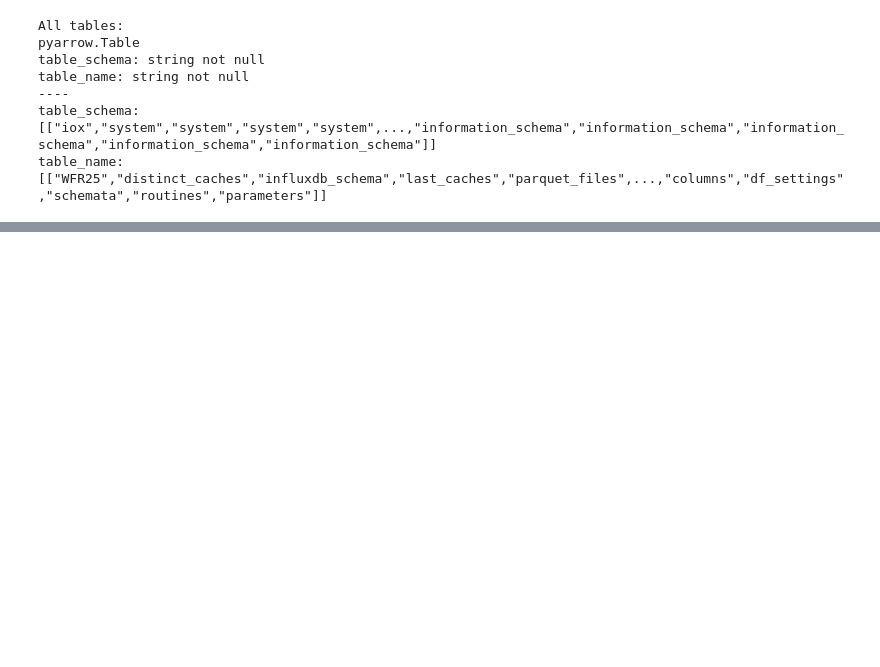
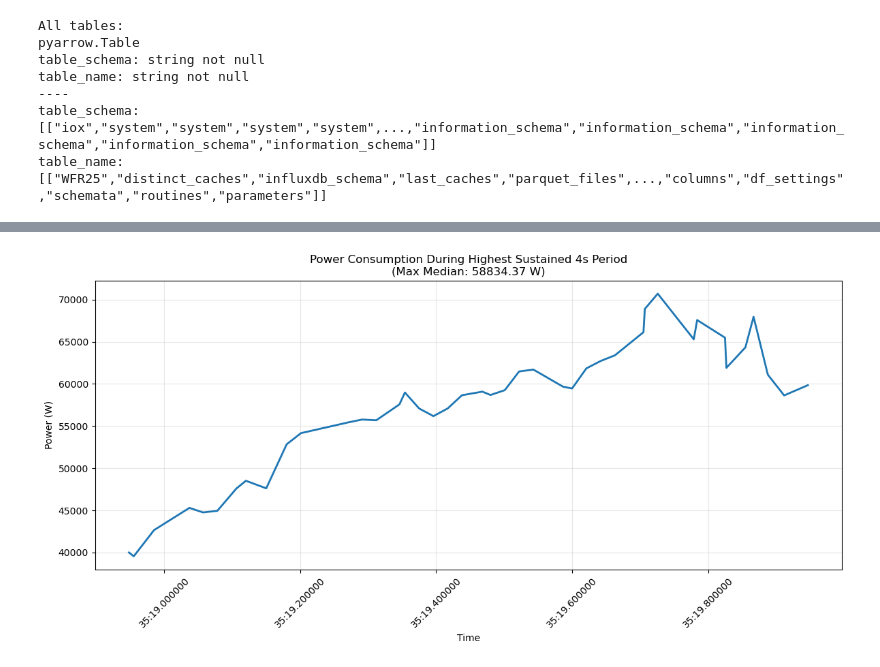
Before and after one commit to Western-Formula-Racing/daq-server-components, a Jupyter notebook: learn-sql/sql.ipynb, the cells around one changed output, grey strips where cells are left out. Saved outputs shown, nothing was run; the diff lists cells and outputs as text; code cells hidden in the pictures; blank space fills up the shorter version.

```diff
--- a/learn-sql/sql.ipynb
+++ b/learn-sql/sql.ipynb
@@ -232,0 +301,23 @@ Period end: 2025-09-28 22:50:20.176000
+# %%
+import matplotlib.pyplot as plt
+
+# Filter the dataframe to the 5-second period of highest sustained power
+period_df = df.loc[start_time:end_time]
+
+print(f"Period start: {start_time}")
+print(f"Period end: {end_time}")
+print(f"Data points in period: {len(period_df)}")
+print("Sample data:")
+print(period_df.head())
+
+# Plot the power over time for this period
+plt.figure(figsize=(12, 6))
+plt.plot(period_df.index, period_df['power'], linewidth=2)
+plt.title(f'Power Consumption During Highest Sustained 4s Period\n(Max Median: {max_median:.2f} W)')
+plt.xlabel('Time')
+plt.ylabel('Power (W)')
+plt.grid(True, alpha=0.3)
+plt.xticks(rotation=45)
+plt.tight_layout()
+plt.show()
+# %% [output]
@@ -232,0 +335 @@ Period end: 2025-09-28 22:50:20.176000
+[figure, added]
```
Also changed, not shown: parts of 12 cells of this notebook, 10 other files.
